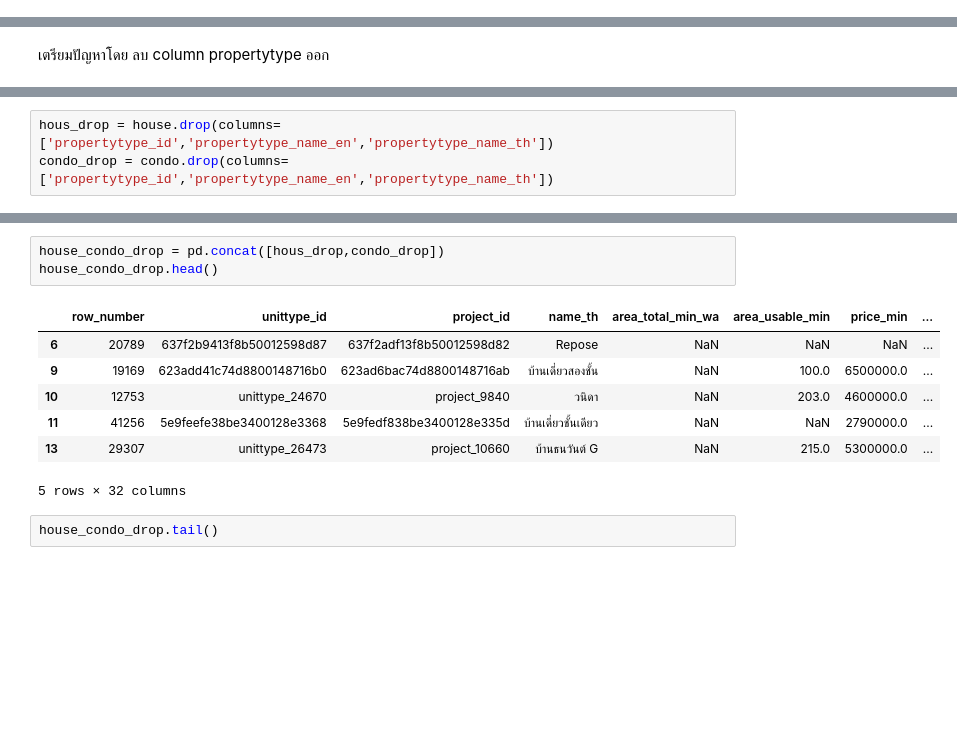
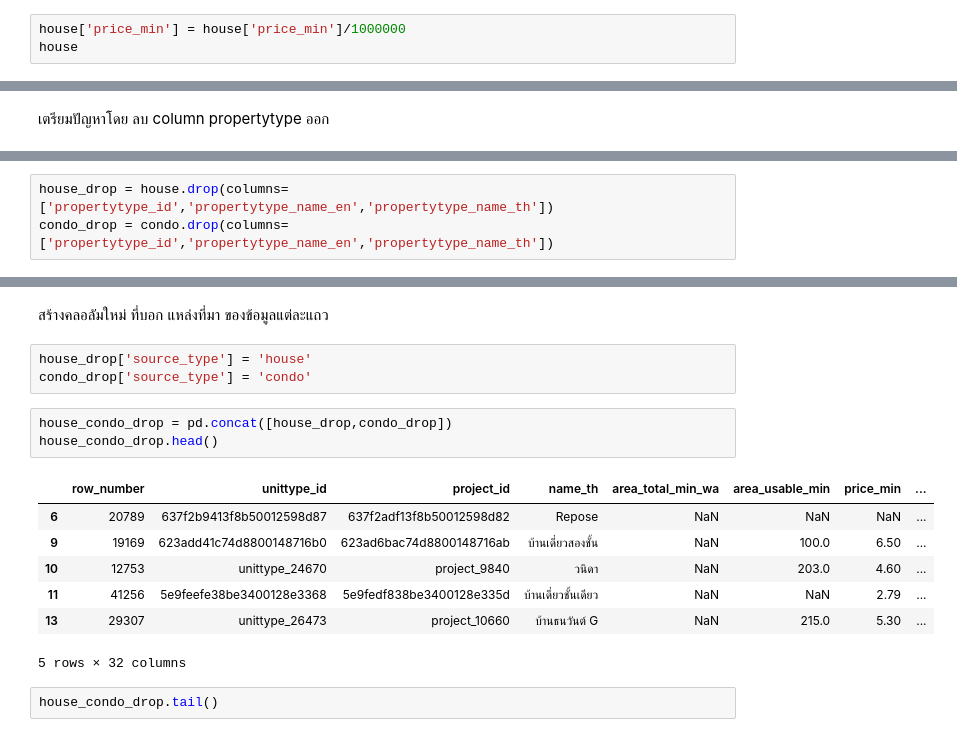
Before and after one commit to BunyanutIn/BSC_DPDM2025, a Jupyter notebook: Ch3_Data_Preprocessing.ipynb, the cells around one changed output, grey strips where cells are left out. Drawn from its saved outputs; the diff is of its cells as text; blank space fills up the shorter version.

```diff
--- a/Ch3_Data_Preprocessing.ipynb
+++ b/Ch3_Data_Preprocessing.ipynb
@@ -682,3 +732,6 @@ house_condo.shape
 ในกรณีที่ ข้อมูลใน column เดียวกันใช้หน่วยไม่เหมือนกัน ต้องมีการแปลงข้อมูลก่อน
 # %% [markdown]
 ทำให้หน่วยขแงราคา ไม่เท่ากัน ( condo หน่วยบาท vs house หน่วยล้านบาท)
+# %%
+house['price_min'] = house['price_min']/1000000
+house
@@ -843,3 +915,3 @@ pd.concat([house,condo_swap])
 # %%
-hous_drop = house.drop(columns=['propertytype_id','propertytype_name_en','propertytype_name_th'])
+house_drop = house.drop(columns=['propertytype_id','propertytype_name_en','propertytype_name_th'])
 condo_drop = condo.drop(columns=['propertytype_id','propertytype_name_en','propertytype_name_th'])
@@ -869,13 +948,18 @@ condo_drop.head()
+# %% [markdown]
+สร้างคลอลัมใหม่ ที่บอก แหล่งที่มา ของข้อมูลแต่ละแถว
+# %%
+house_drop['source_type'] = 'house'
+condo_drop['source_type'] = 'condo'
 # %%
-house_condo_drop = pd.concat([hous_drop,condo_drop])
+house_condo_drop = pd.concat([house_drop,condo_drop])
 house_condo_drop.head()
 # %% [output]
 |  | row_number | unittype_id | project_id | name_th | area_total_min_wa | area_usable_min | price_min | ... |
 | 6 | 20789 | 637f2b9413f8b50012598d87 | 637f2adf13f8b50012598d82 | Repose | NaN | NaN | NaN | ... |
-| 9 | 19169 | 623add41c74d8800148716b0 | 623ad6bac74d8800148716ab | บ้านเดี่ยวสองชั้น | NaN | 100.0 | 6500000.0 | ... |
-| 10 | 12753 | unittype_24670 | project_9840 | วนิดา | NaN | 203.0 | 4600000.0 | ... |
-| 11 | 41256 | 5e9feefe38be3400128e3368 | 5e9fedf838be3400128e335d | บ้านเดี่ยวชั้นเดียว | NaN | NaN | 2790000.0 | ... |
-| 13 | 29307 | unittype_26473 | project_10660 | บ้านธนวันต์ G | NaN | 215.0 | 5300000.0 | ... |
+| 9 | 19169 | 623add41c74d8800148716b0 | 623ad6bac74d8800148716ab | บ้านเดี่ยวสองชั้น | NaN | 100.0 | 6.50 | ... |
+| 10 | 12753 | unittype_24670 | project_9840 | วนิดา | NaN | 203.0 | 4.60 | ... |
+| 11 | 41256 | 5e9feefe38be3400128e3368 | 5e9fedf838be3400128e335d | บ้านเดี่ยวชั้นเดียว | NaN | NaN | 2.79 | ... |
+| 13 | 29307 | unittype_26473 | project_10660 | บ้านธนวันต์ G | NaN | 215.0 | 5.30 | ... |
 5 rows × 32 columns
 # %%
 house_condo_drop.tail()
```
Also changed, not shown: parts of 46 cells of this notebook.
